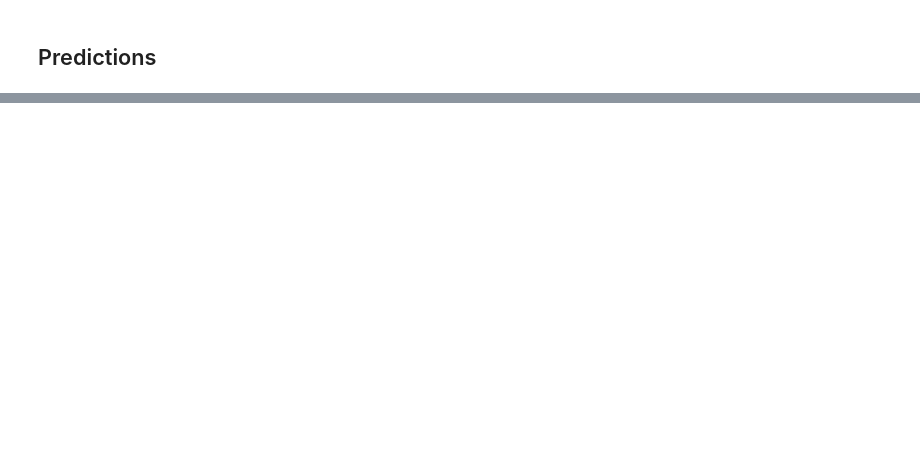
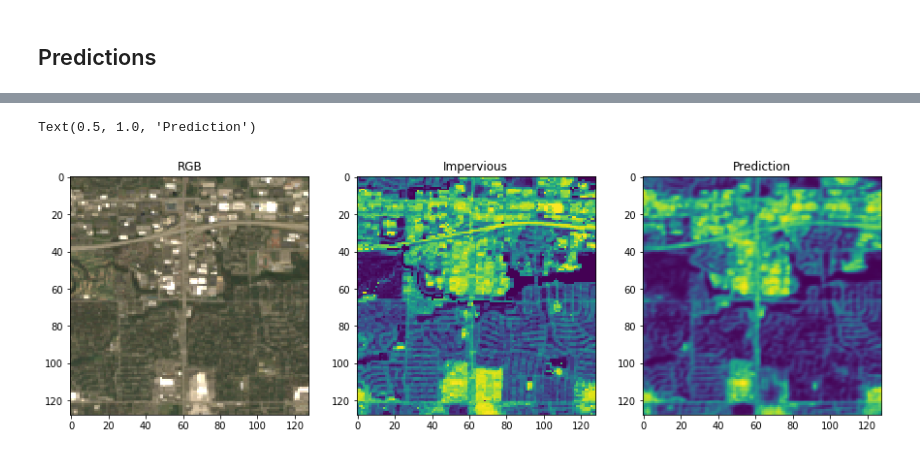
Before and after one commit to ikerey/Deep-Learning-with-TensorFlow2-Keras, a Jupyter notebook: Notebooks/2-CNNs/2-Regression.ipynb, the cells around one changed output, grey strips where cells are left out. Saved outputs shown, nothing was run; the diff lists cells and outputs as text; code cells hidden in the pictures; blank space fills up the shorter version.

```diff
--- a/Notebooks/2-CNNs/2-Regression.ipynb
+++ b/Notebooks/2-CNNs/2-Regression.ipynb
@@ -279,0 +289,2 @@ KeyboardInterrupt:
+# %%
+model.load_weights('regression_model.h5')
@@ -298,0 +325,13 @@ predictions = model.predict(dataset_test)
+# %%
+glob_test = 'gs://geo-ai/Impervious/Data/test_patches' + '*'
+glob = tf.compat.v1.io.gfile.glob(glob_test)
+
+bands = [['vis-red', 'vis-green', 'vis-blue'],['impervious']]
+
+
+for record in tf.data.TFRecordDataset(glob, compression_type='GZIP').take(51):
+    example = tf.train.Example()
+    example.ParseFromString(record.numpy())
+
+    input_image = np.concatenate([np.array(example.features.feature[j].float_list.value).reshape(1,128,128,1) for j in bands[0]], axis=3)
+    output_image = np.concatenate([np.array(example.features.feature[j].float_list.value).reshape(128,128) for j in bands[1]], axis=1)
@@ -298,0 +340,2 @@ predictions = model.predict(dataset_test)
+# %%
+input_image = input_image/255.
@@ -298,0 +344,13 @@ predictions = model.predict(dataset_test)
+# %%
+prediction = model.predict(input_image)
+# %%
+fig, ax = plt.subplots(1, 3, figsize=(5*3,5))
+ax[0].imshow((input_image[0,:,:,:]*255.0).astype(int))
+ax[0].set_title('RGB')
+ax[1].imshow(output_image)
+ax[1].set_title('Impervious')
+ax[2].imshow(prediction[0,:,:,0])
+ax[2].set_title('Prediction')
+# %% [output]
+Text(0.5, 1.0, 'Prediction')
+[figure, added]
```
Also changed, not shown: parts of 24 cells of this notebook, 2 other files.
